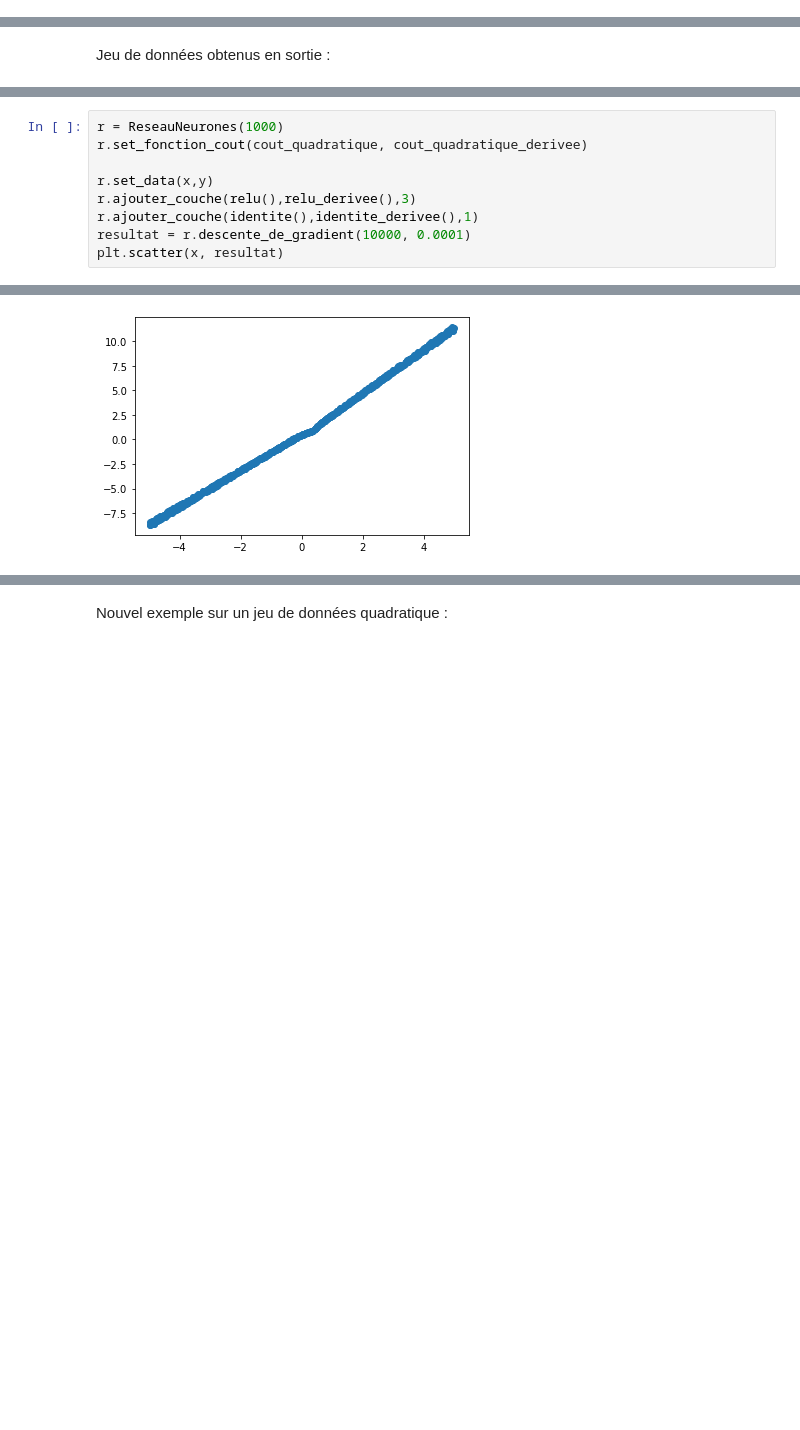
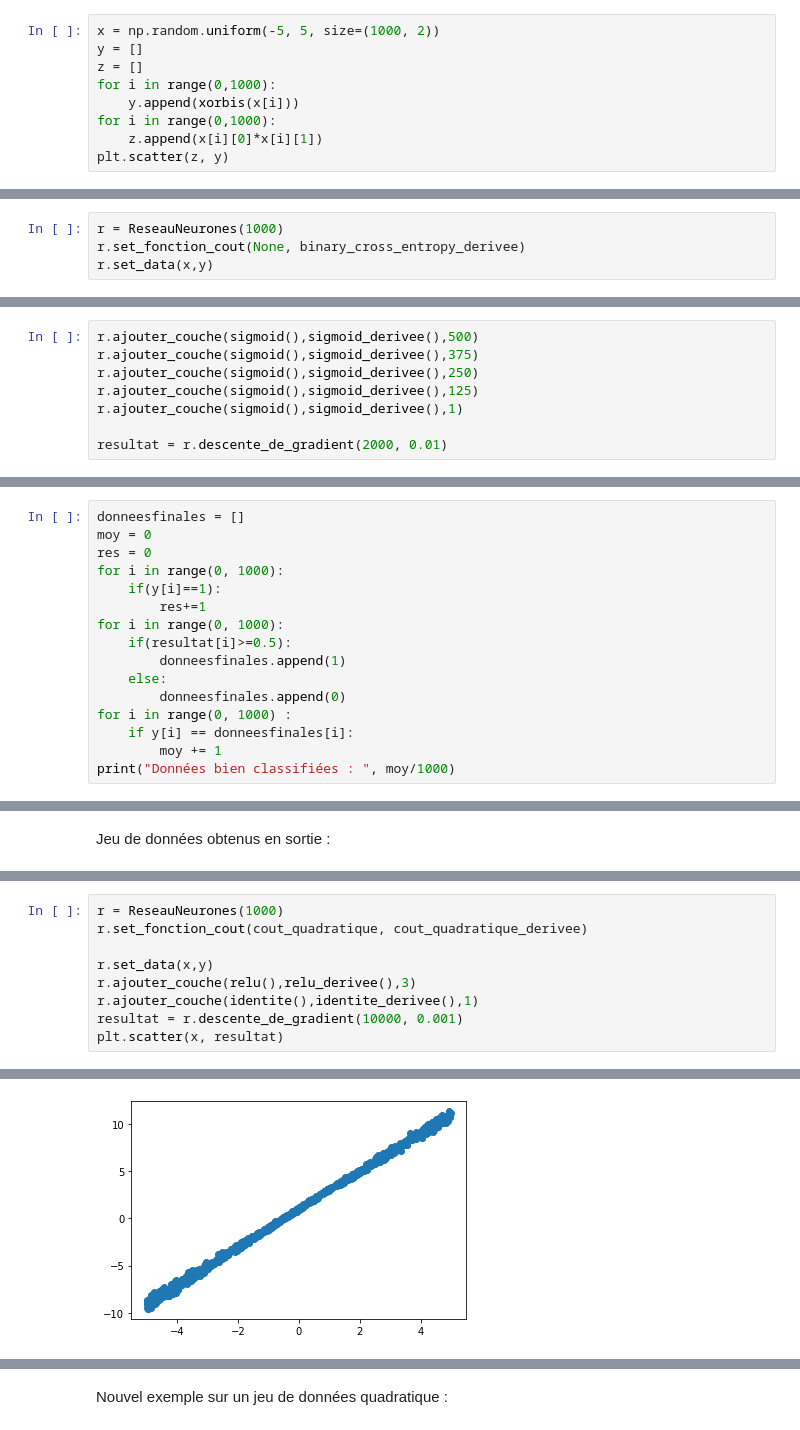
Before and after one commit to plicence/Dm, a Jupyter notebook: Rendu.ipynb, the cells around one changed output, grey strips where cells are left out. Cells and saved outputs as stored; diff of their text form; blank space fills up the shorter version.

```diff
--- a/Rendu.ipynb
+++ b/Rendu.ipynb
@@ -164 +195,10 @@ Initialisation de notre jeu de données à données au réseau de neurones.
 Et affichage de ces données.
+# %%
+x = np.random.uniform(-5, 5, size=(1000, 2))
+y = []
+z = []
+for i in range(0,1000):
+    y.append(xorbis(x[i]))
+for i in range(0,1000):
+    z.append(x[i][0]*x[i][1])
+plt.scatter(z, y)
@@ -164,0 +210,4 @@ Et affichage de ces données.
+# %%
+r = ReseauNeurones(1000)
+r.set_fonction_cout(None, binary_cross_entropy_derivee)
+r.set_data(x,y)
@@ -164,0 +217,8 @@ Et affichage de ces données.
+# %%
+r.ajouter_couche(sigmoid(),sigmoid_derivee(),500)
+r.ajouter_couche(sigmoid(),sigmoid_derivee(),375)
+r.ajouter_couche(sigmoid(),sigmoid_derivee(),250)
+r.ajouter_couche(sigmoid(),sigmoid_derivee(),125)
+r.ajouter_couche(sigmoid(),sigmoid_derivee(),1)
+
+resultat = r.descente_de_gradient(2000, 0.01)
@@ -164,0 +239,16 @@ Et affichage de ces données.
+# %%
+donneesfinales = []
+moy = 0
+res = 0
+for i in range(0, 1000):
+    if(y[i]==1):
+        res+=1
+for i in range(0, 1000):
+    if(resultat[i]>=0.5):
+        donneesfinales.append(1)
+    else:
+        donneesfinales.append(0)
+for i in range(0, 1000) :
+    if y[i] == donneesfinales[i]:
+        moy += 1
+print("Données bien classifiées : ", moy/1000)
@@ -291,30 +397,30 @@ Et exécution de la descente de gradient sur 10000 itérations avec un coefficie
 # %%
 r = ReseauNeurones(1000)
 r.set_fonction_cout(cout_quadratique, cout_quadratique_derivee)
 
 r.set_data(x,y)
 r.ajouter_couche(relu(),relu_derivee(),3)
 r.ajouter_couche(identite(),identite_derivee(),1)
-resultat = r.descente_de_gradient(10000, 0.0001)
+resultat = r.descente_de_gradient(10000, 0.001)
 plt.scatter(x, resultat)
 # %% [output]
 Etapes  0  sur  10000
 Etapes  200  sur  10000
 Etapes  400  sur  10000
 Etapes  600  sur  10000
 Etapes  800  sur  10000
 Etapes  1000  sur  10000
 Etapes  1200  sur  10000
 Etapes  1400  sur  10000
 Etapes  1600  sur  10000
 Etapes  1800  sur  10000
 Etapes  2000  sur  10000
 Etapes  2200  sur  10000
 ... (35 lines left out)
 Etapes  9400  sur  10000
 Etapes  9600  sur  10000
 Etapes  9800  sur  10000
 Etapes  10000  sur  10000
 <matplotlib.collections.PathCollection at 0x...>
-[figure, old version]
+[figure, new version]
 # %% [markdown]
```
Also changed, not shown: parts of 37 cells of this notebook.
